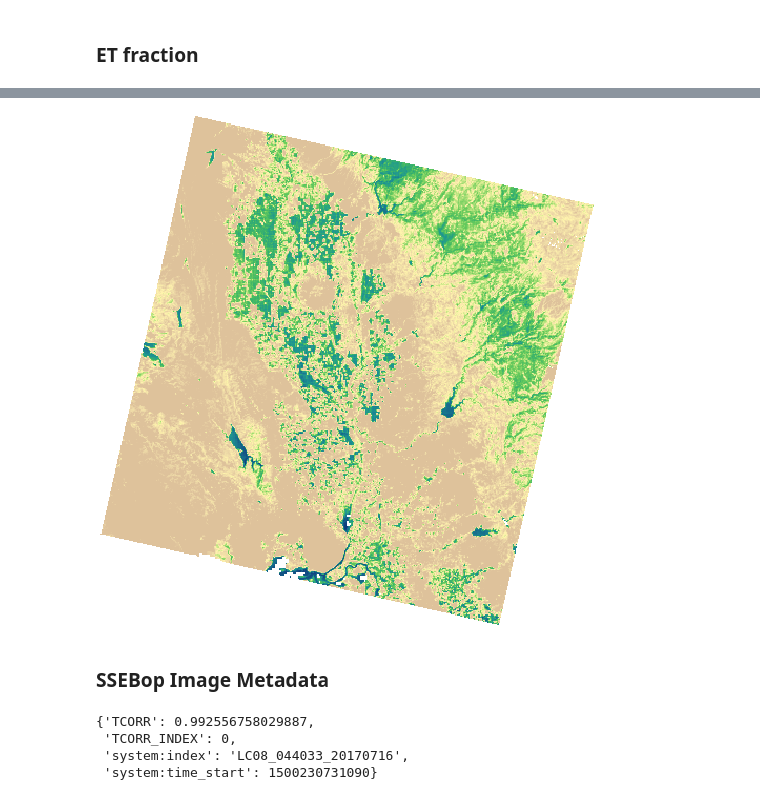
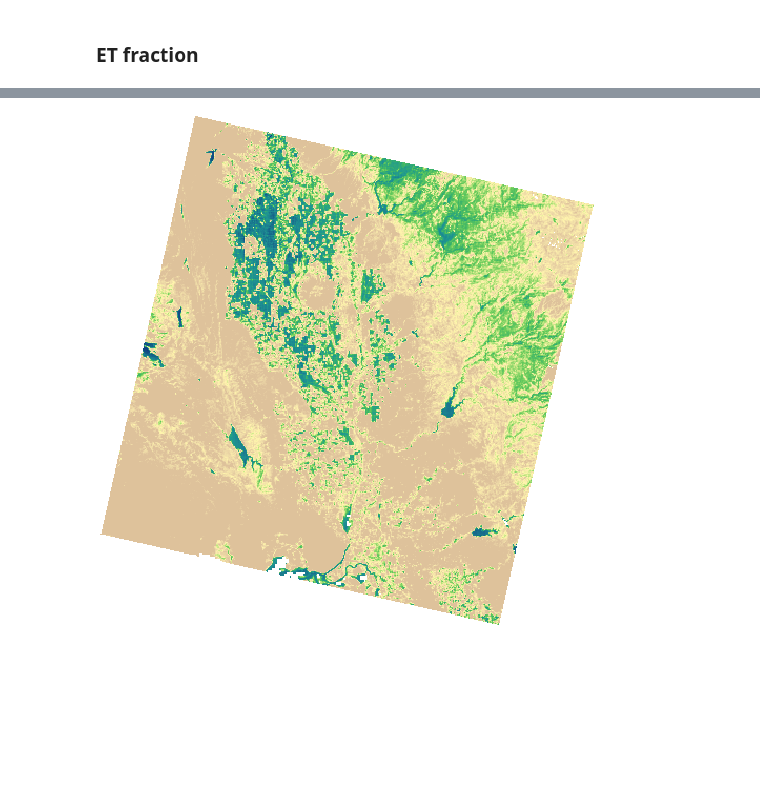
Before and after one commit to Open-ET/openet-ssebop, a Jupyter notebook: examples/single_image.ipynb, the cells around one changed output, grey strips where cells are left out. Drawn from its saved outputs; the diff is of its cells as text; code cells hidden in the pictures; blank space fills up the shorter version.

```diff
--- a/examples/single_image.ipynb
+++ b/examples/single_image.ipynb
@@ -24,7 +19,8 @@ et_palette = [
 # %% [markdown]
 ### Landsat 8 Collection 1 TOA Image
 # %%
-landsat_img = ee.Image('LANDSAT/LC08/C01/T1_RT_TOA/{}'.format(landsat_id))
+landsat_img = ee.Image('LANDSAT/LC08/C01/T1_RT_TOA/LC08_044033_20170716')
+# landsat_img = ee.Image('LANDSAT/LC08/C01/T1_RT_TOA/LC08_044033_20170801')
 Image(url=landsat_img.select([3, 2, 1]).getThumbURL({'min': 0.0, 'max': 0.3}),
       embed=True, format='png')
 # %% [output]
@@ -35,8 +31,9 @@ landsat_crs = landsat_img.select('B3').projection().getInfo()['crs']
 landsat_region = landsat_img.geometry().bounds(1, 'EPSG:4326').coordinates().getInfo()
 landsat_dt = ee.Date(landsat_img.get('system:time_start'))
 # %%
-# Build the SSEBop object
-ssebop_obj = ssebop.Image.from_landsat_c1_toa(landsat_img)
+# Build the SSEBop object from the Landsat image
+ssebop_obj = ssebop.Image.from_landsat_c1_toa(
+    landsat_img, etr_source='IDAHO_EPSCOR/GRIDMET', etr_band='etr')
 # %% [markdown]
 ### NDVI
 # %%
@@ -72,15 +68,6 @@ ETa = ETf * ETr
 # %%
-et_img = ssebop_obj.etf.multiply(etr_img)
-Image(url=et_img.getThumbURL({'min': 0.0, 'max': 15, 'palette': ','.join(et_palette)}),
+Image(url=ssebop_obj.et\
+          .getThumbURL({'min': 0.0, 'max': 15, 'palette': ','.join(et_palette)}),
       embed=True, format='png')
 # %% [output]
-[figure, old version]
+[figure, new version]
-# %% [markdown]
-### SSEBop Image Metadata
-# %%
-pprint.pprint(ssebop_obj.etf.getInfo()['properties'])
-# %% [output]
-{'TCORR': 0.992556758029887,
- 'TCORR_INDEX': 0,
- 'system:index': 'LC08_044033_20170716',
- 'system:time_start': 1500230731090}
```
Also changed, not shown: parts of 13 cells of this notebook, 13 other files.
